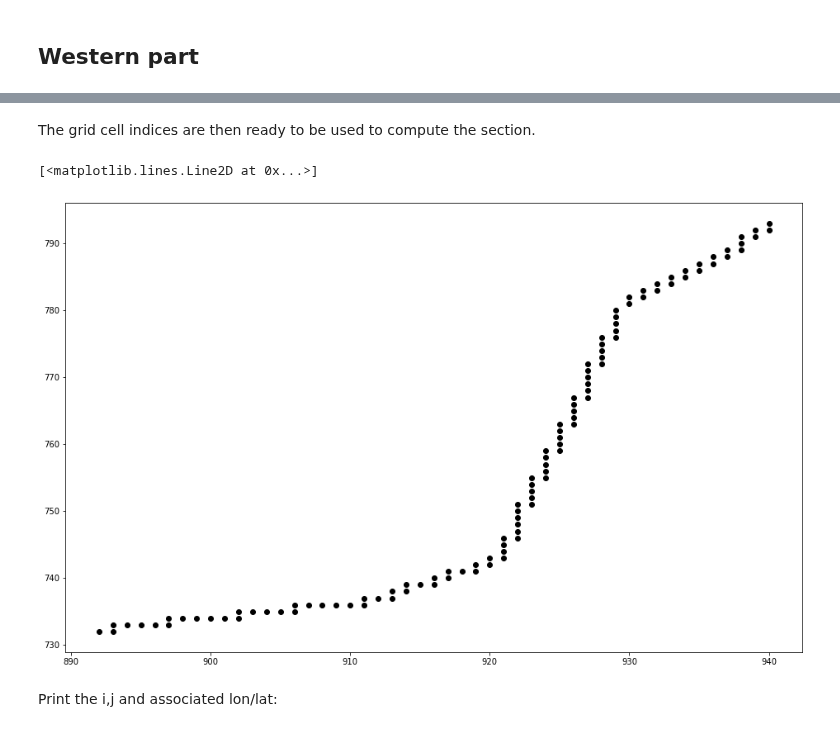
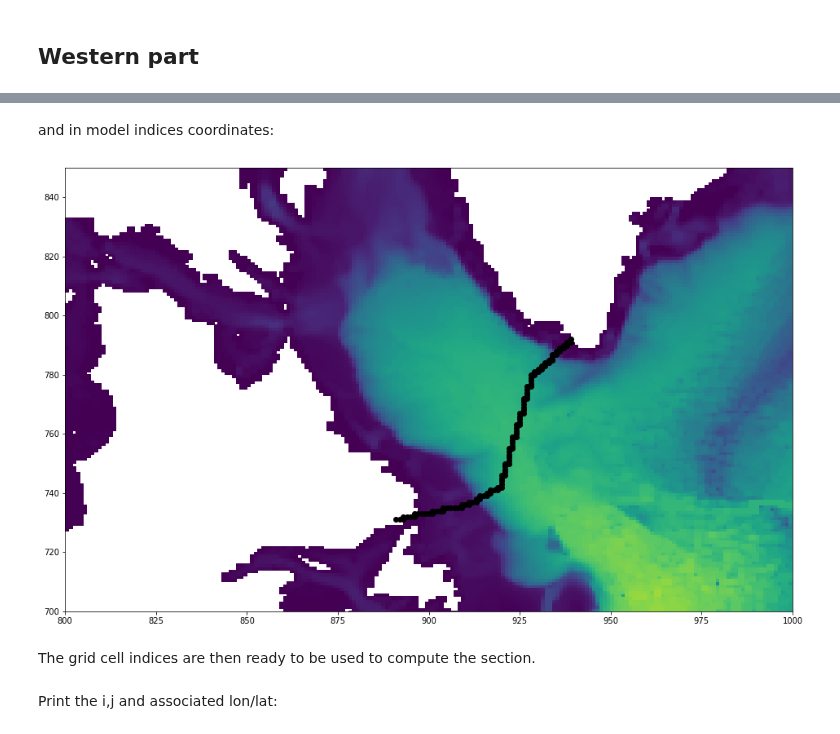
Before and after one commit to MOM6-community/sectionate, a Jupyter notebook: examples/example_mom6_OSNAP.ipynb, the cells around one changed output, grey strips where cells are left out. Cells and saved outputs as stored; diff of their text form; code cells hidden in the pictures.

```diff
--- a/examples/example_mom6_OSNAP.ipynb
+++ b/examples/example_mom6_OSNAP.ipynb
@@ -61,12 +63,15 @@ plt.show()
+# %% [markdown]
+and in model indices coordinates:
+# %%
+plt.figure(figsize=[16,10])
+plt.pcolormesh(grid['ht'].values)
+plt.plot(iwest, jwest, 'ko')
+plt.axis([800,1000, 700, 850])
+plt.show()
+# %% [output]
+[figure, added]
 # %% [markdown]
 The grid cell indices are then ready to be used to compute the section.
-# %%
-# double check for missing points
-plt.figure(figsize=[16,10])
-plt.plot(iwest, jwest, 'ko')
-# %% [output]
-[<matplotlib.lines.Line2D at 0x...>]
-[figure, removed]
 # %% [markdown]
 Print the i,j and associated lon/lat:
 # %%
```
Also changed, not shown: parts of 13 cells of this notebook, 4 other files.
